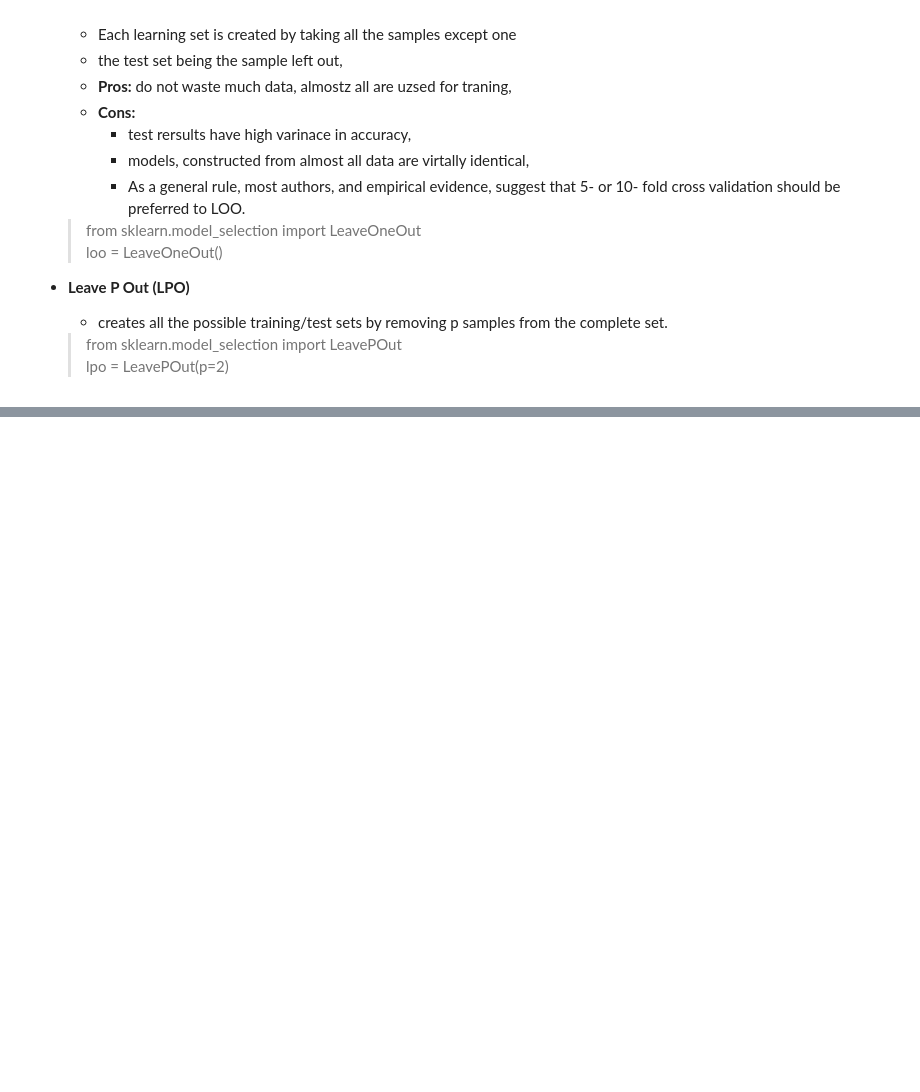
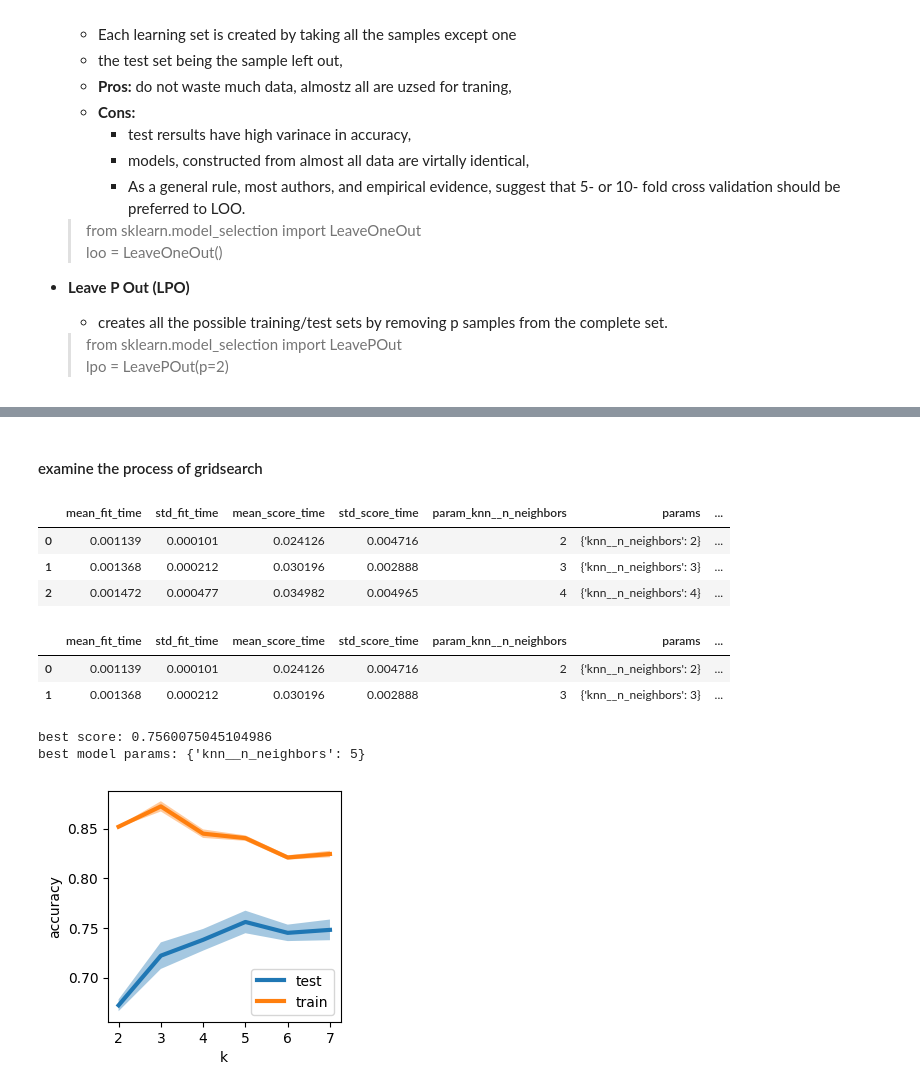
Before and after one commit to PawelRosikiewicz/MachineLearning, a Jupyter notebook: MachineLearning_code_examples/Sklearn_pipelines.ipynb, the cells around one changed output, grey strips where cells are left out. Drawn from its saved outputs; the diff is of its cells as text; code cells hidden in the pictures; blank space fills up the shorter version.

```diff
--- a/MachineLearning_code_examples/Sklearn_pipelines.ipynb
+++ b/MachineLearning_code_examples/Sklearn_pipelines.ipynb
@@ -454,0 +635,77 @@ __Other types__
+# %% [markdown]
+#### examine the process of gridsearch
+# %%
+# you may see available scores here, per split,
+sorted(gridcv_results.cv_results_.keys())
+    #.   ['mean_fit_time',
+    #.    'mean_score_time',
+    #.    'mean_test_score',
+    #.    'mean_train_score' ...
+
+# you may call all of them,
+'''caution params are in dct,
+    and if saved as txt, file, they will be hard to reload
+'''
+df_res = pd.DataFrame(gridcv_results.cv_results_)
+df_res.head(3)
+# %% [output]
+|  | mean_fit_time | std_fit_time | mean_score_time | std_score_time | param_knn__n_neighbors | params | ... |
+| 0 | 0.001139 | 0.000101 | 0.024126 | 0.004716 | 2 | {'knn__n_neighbors': 2} | ... |
+| 1 | 0.001368 | 0.000212 | 0.030196 | 0.002888 | 3 | {'knn__n_neighbors': 3} | ... |
+| 2 | 0.001472 | 0.000477 | 0.034982 | 0.004965 | 4 | {'knn__n_neighbors': 4} | ... |
+# %%
+# here is what you can do to add params as separate columns
+df_res = pd.concat([
+    df_res,
+    pd.DataFrame(df_res.params.to_list())
+], axis=1)
+
+df_res.head(2)
+     # k values were added as the last column called knn__n_neighbors
+     # other parameters will be treated in the same way
+# %% [output]
+|  | mean_fit_time | std_fit_time | mean_score_time | std_score_time | param_knn__n_neighbors | params | ... |
+| 0 | 0.001139 | 0.000101 | 0.024126 | 0.004716 | 2 | {'knn__n_neighbors': 2} | ... |
+| 1 | 0.001368 | 0.000212 | 0.030196 | 0.002888 | 3 | {'knn__n_neighbors': 3} | ... |
+# %%
+# Function, ........................................................
+def plot_model_results(ax, params, means, sd, label=""):
+    '''creates a lne plot, and fill between lines on provided axis object
+       . params; used as labels on x-axis
+       . means; y-axis values
+       . sd; values used to create fillin area, ±1/2sd abouve each mean
+       . label; labels for a line plotted
+    '''
+    # create the plot
+    x_axis = np.arange(params.size)
+    ax.plot(x_axis,means,linewidth=3, label=label)
+    ax.fill_between( x_axis, means-sd/2, means+sd/2, alpha=0.4)
+    # add x-tick labels
+    ax.set_xticks(x_axis)
+    ax.set_xticklabels(params.tolist(), rotation=0, fontsize=10)
+
+
+# set default style and create a figure
+mpl.rcParams.update(mpl.rcParamsDefault)
+fig, ax = plt.subplots(nrows=1, ncols=1, figsize=(3,3))
+
+# plot test scores
+plot_model_results(ax=ax,params=df_res.knn__n_neighbors,
+    means=df_res.mean_test_score, sd=df_res.std_test_score, label="test"
+)
+# plot train scores
+plot_model_results(ax=ax,params=df_res.knn__n_neighbors,
+    means=df_res.mean_train_score, sd=df_res.std_train_score, label="train"
+)
+# add labels
+ax.set(xlabel="k", ylabel="accuracy")
+ax.legend()
+
+# plint info and show the plot
+print(f"best score: {best_score}")
+print(f"best model params: {best_model_params}")
+plt.show();
+# %% [output]
+best score: 0.7560075045104986
+best model params: {'knn__n_neighbors': 5}
+[figure, added]
```
Also changed, not shown: parts of 12 cells of this notebook.
